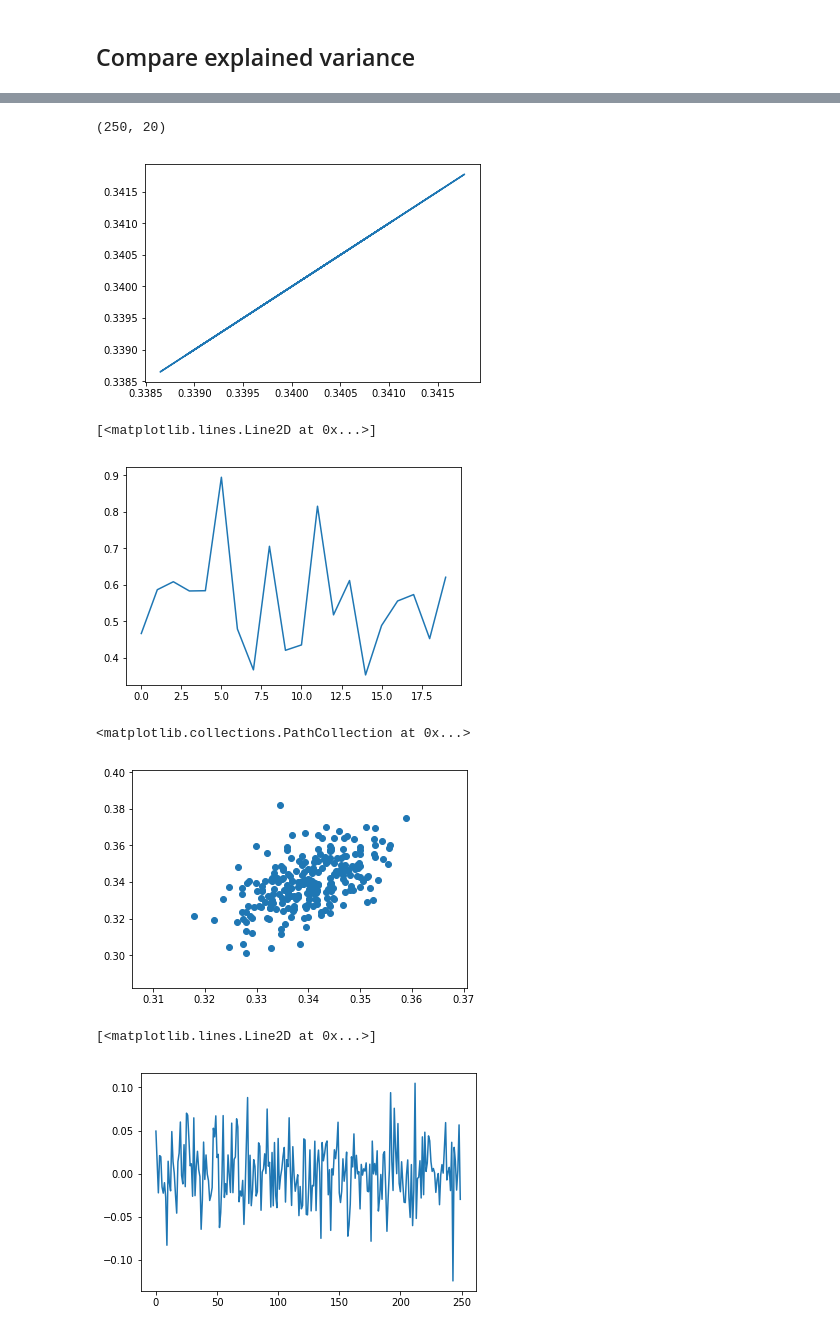
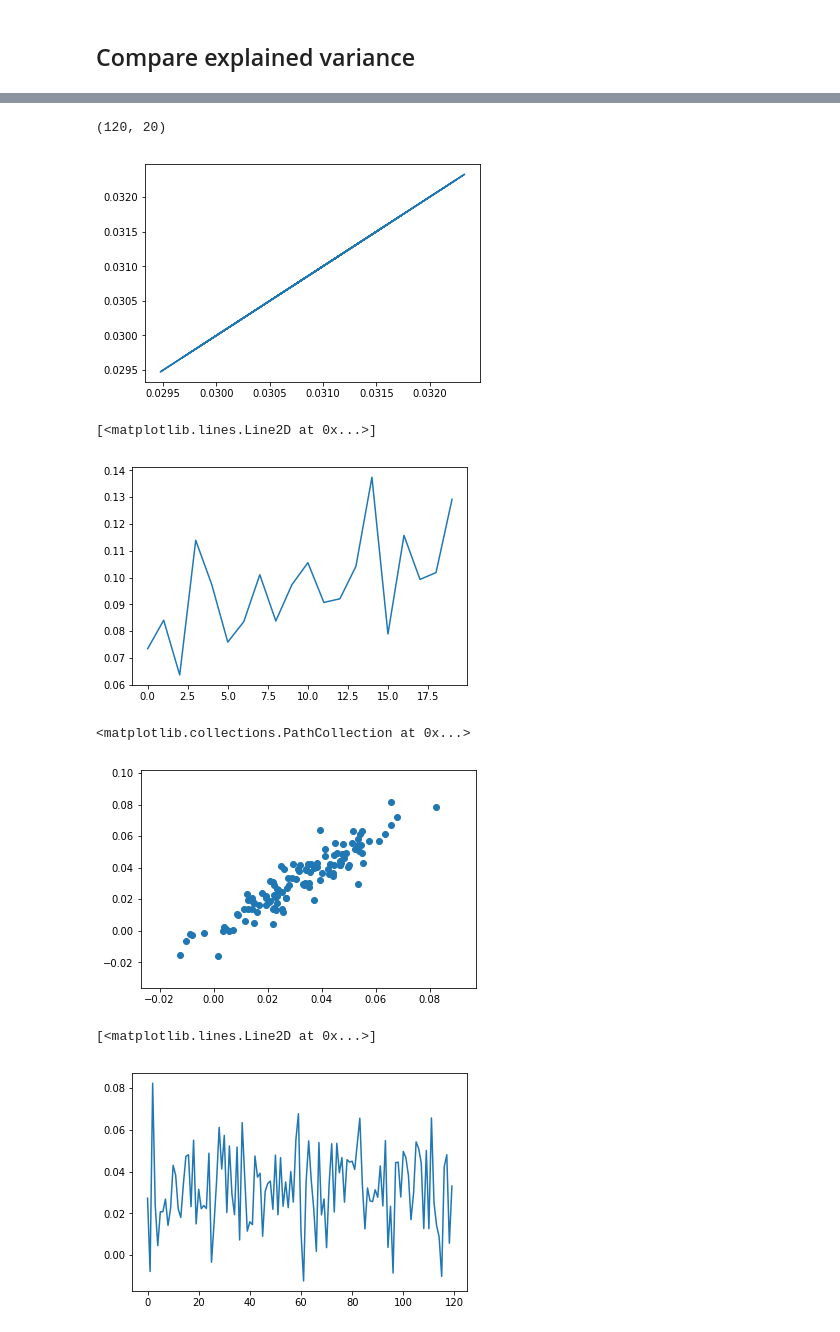
Before and after one commit to marketneutral/misc_research, a Jupyter notebook: pca_ppca_compare.ipynb, the cells around one changed output, grey strips where cells are left out. Drawn from its saved outputs; the diff is of its cells as text; code cells hidden in the pictures.

```diff
--- a/pca_ppca_compare.ipynb
+++ b/pca_ppca_compare.ipynb
@@ -10,4 +10,4 @@ from sklearn.decomposition import PCA
 from sklearn.preprocessing import StandardScaler
 from ppca import PPCA
 # %%
-raw_returns = np.random.normal(0.1, 0.01, (250,20)) + 2*np.random.normal(0.1, 0.001, (250,20)) + np.random.normal(0.04, 0.01, (250,20))
+raw_returns = np.random.normal(0.005, 0.01, (120,20)) + 1.1*np.random.normal(0.01, 0.005, (120,1)) + 1.2*np.random.normal(0.01, 0.005, (120,1)) + np.random.normal(0.005, 0.01, (120,1)) + np.random.normal(0.005, 0.002, (120,1))
@@ -103,23 +112,23 @@ recons = scaler.inverse_transform(common_returns)
 # %%
 recons.shape
 # %% [output]
-(250, 20)
+(120, 20)
 # %%
 plt.plot(np.mean(recons, axis=0), np.mean(raw_returns, axis=0));
 # %% [output]
-[figure, old version]
+[figure, new version]
 # %%
 plt.plot((np.std(raw_returns, axis=0)-np.std(recons, axis=0))/np.std(raw_returns, axis=0))
 # %% [output]
 [<matplotlib.lines.Line2D at 0x...>]
-[figure, old version]
+[figure, new version]
 # %%
 plt.scatter(recons[:,0], raw_returns[:,0])
 # %% [output]
 <matplotlib.collections.PathCollection at 0x...>
-[figure, old version]
+[figure, new version]
 # %%
-plt.plot((recons[:,0]-raw_returns[:,0])/raw_returns[:,0])
+plt.plot(recons[:,0])
 # %% [output]
 [<matplotlib.lines.Line2D at 0x...>]
-[figure, old version]
+[figure, new version]
```
Also changed, not shown: parts of 12 cells of this notebook.
